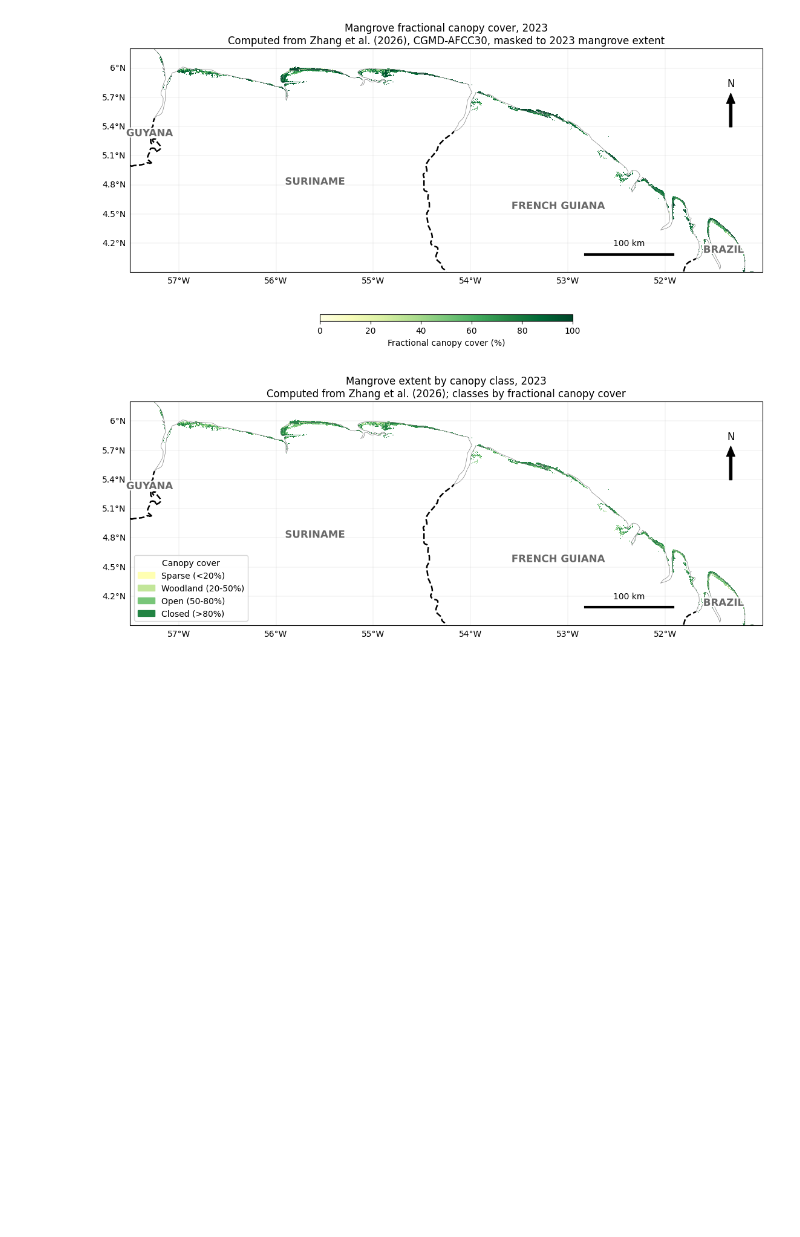
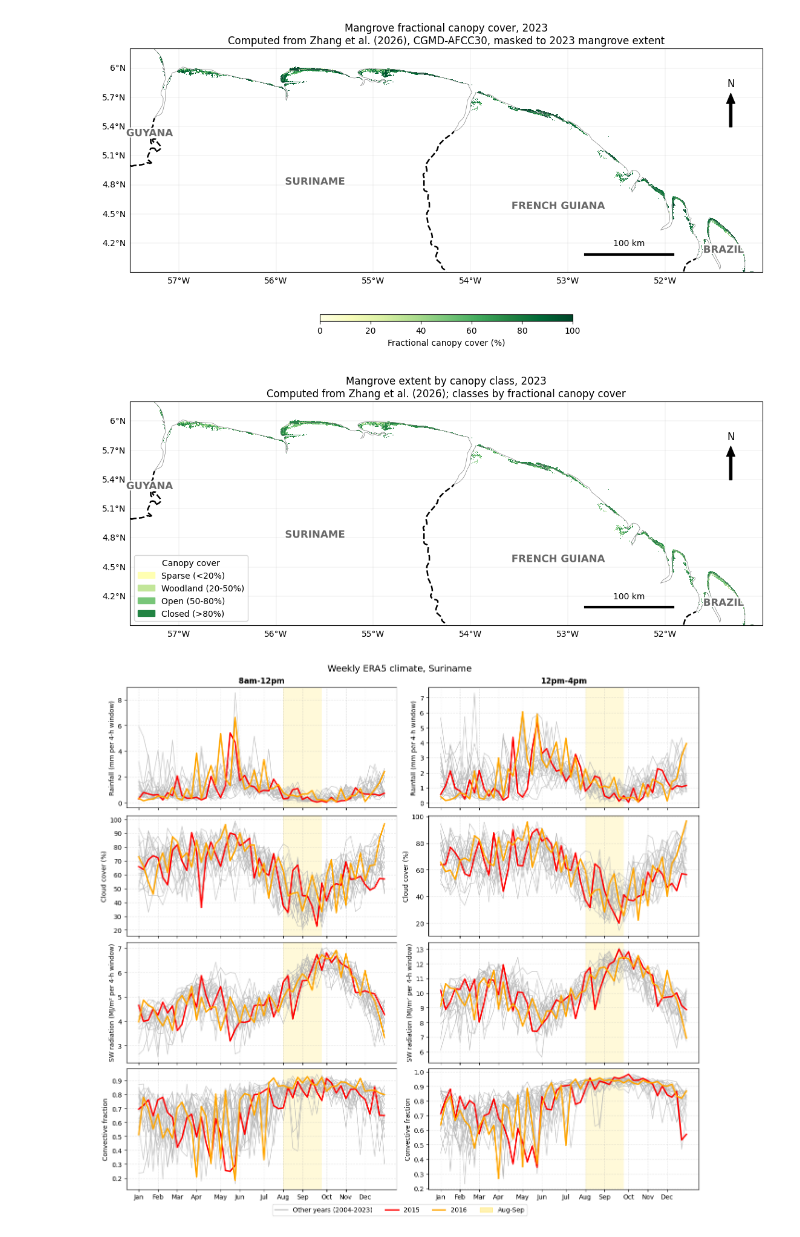
Before and after one commit to L1laBan3/Suriname-Mangrove-Project, a Jupyter notebook: InitialPlots.ipynb, the cells around one changed output. Saved outputs shown, nothing was run; the diff lists cells and outputs as text; code cells hidden in the pictures; blank space fills up the shorter version.

Commit message:
Suriname and FG 2015-2016

```diff
--- a/InitialPlots.ipynb
+++ b/InitialPlots.ipynb
@@ -496,3 +496,86 @@ fig.savefig("mangrove_canopy_class_2023.png", dpi=200, bbox_inches="tight")
 plt.show()
 # %% [output]
 [figure]
+# %%
+import pandas as pd
+import numpy as np
+import matplotlib.pyplot as plt
+from matplotlib.lines import Line2D
+from matplotlib.patches import Patch
+
+# Settings
+HIGHLIGHT = {2015: "red", 2016: "orange"}       # all other years are drawn in gray
+SHADE_WEEKS = (31, 39)                           # roughly Aug-Sep; set to None to turn off
+MONTH_WEEKS = [1, 5, 9, 13, 18, 22, 27, 31, 35, 40, 44, 48]
+MONTH_NAMES = ["Jan", "Feb", "Mar", "Apr", "May", "Jun",
+               "Jul", "Aug", "Sep", "Oct", "Nov", "Dec"]
+VARIABLES = [                                    # (column, y-axis label)
+    ("precip_mm", "Rainfall (mm per 4-h window)"),
+    ("cloud_pct", "Cloud cover (%)"),
+    ("ssrd_MJ", "SW radiation (MJ/m² per 4-h window)"),
+    ("conv_frac", "Convective fraction"),
+]
+
+# Load the daily file and average it by week, separately for AM and PM
+def load_weekly(csv_path):
+    df = pd.read_csv(csv_path)
+    df["date"] = pd.to_datetime(df["date"])
+    df["year"] = df["date"].dt.year
+    df["week"] = (df["date"].dt.dayofyear - 1) // 7 + 1   # week 1 = Jan 1-7
+    df = df[df["week"] <= 52]                              # drop the 1-2 leftover days of week 53
+
+    out = {}
+    for t in ["am", "pm"]:
+        d = pd.DataFrame({
+            "year": df["year"], "week": df["week"],
+            "precip_mm": df[f"{t}_precip"] * 1000,         # m -> mm
+            "convective_mm": df[f"{t}_convective"] * 1000,
+            "ssrd_MJ": df[f"{t}_ssrd"] / 1e6,              # J/m² -> MJ/m²
+            "cloud_pct": df[f"{t}_cloud"] * 100,           # fraction -> %
+        })
+        weekly = d.groupby(["year", "week"]).mean().reset_index()
+        weekly["conv_frac"] = weekly["convective_mm"] / weekly["precip_mm"]
+        weekly.loc[weekly["precip_mm"] < 0.01, "conv_frac"] = np.nan   # too little rain to say
+        out[t] = weekly
+    return out
+
+# Plot: rows = variables, columns = AM / PM
+def plot_weekly(csv_path, place):
+    data = load_weekly(csv_path)
+    fig, axes = plt.subplots(len(VARIABLES), 2, figsize=(13, 3 * len(VARIABLES)),
+                             sharex=True, layout="constrained")
+
+    for col, (t, window) in enumerate([("am", "8am-12pm"), ("pm", "12pm-4pm")]):
+        weekly = data[t]
+        for row, (var, ylabel) in enumerate(VARIABLES):
+            ax = axes[row, col]
+            if SHADE_WEEKS:
+                ax.axvspan(SHADE_WEEKS[0], SHADE_WEEKS[1], color="gold", alpha=0.15, lw=0)
+            for year, g in weekly.groupby("year"):          # gray first, so red/orange sit on top
+                if year not in HIGHLIGHT:
+                    ax.plot(g["week"], g[var], color="0.7", lw=1, alpha=0.7)
+            for year, color in HIGHLIGHT.items():
+                g = weekly[weekly["year"] == year]
+                ax.plot(g["week"], g[var], color=color, lw=2.2)
+            ax.set_ylabel(ylabel)
+            ax.grid(alpha=0.3, linestyle="--")
+            if row == 0:
+                ax.set_title(window, fontweight="bold")
+        axes[-1, col].set_xticks(MONTH_WEEKS)
+        axes[-1, col].set_xticklabels(MONTH_NAMES)
+
+    handles = [Line2D([0], [0], color="0.7", lw=1.5, label="Other years (2004-2023)"),
+               Line2D([0], [0], color="red", lw=2.2, label="2015"),
+               Line2D([0], [0], color="orange", lw=2.2, label="2016")]
+    if SHADE_WEEKS:
+        handles.append(Patch(color="gold", alpha=0.3, label="Aug-Sep"))
+    fig.legend(handles=handles, loc="outside lower center", ncol=4)
+    fig.suptitle(f"Weekly ERA5 climate, {place}", fontsize=14)
+
+    fig.savefig(f"weekly_weather_{place.lower().replace(' ', '_')}.png",
+                dpi=200, bbox_inches="tight")
+    plt.show()
+
+plot_weekly("suriname_ampm_2004_2023.csv", "Suriname")
+# %% [output]
+[figure, added]
```
Also changed, not shown: parts of 2 cells of this notebook, 3 other files.
